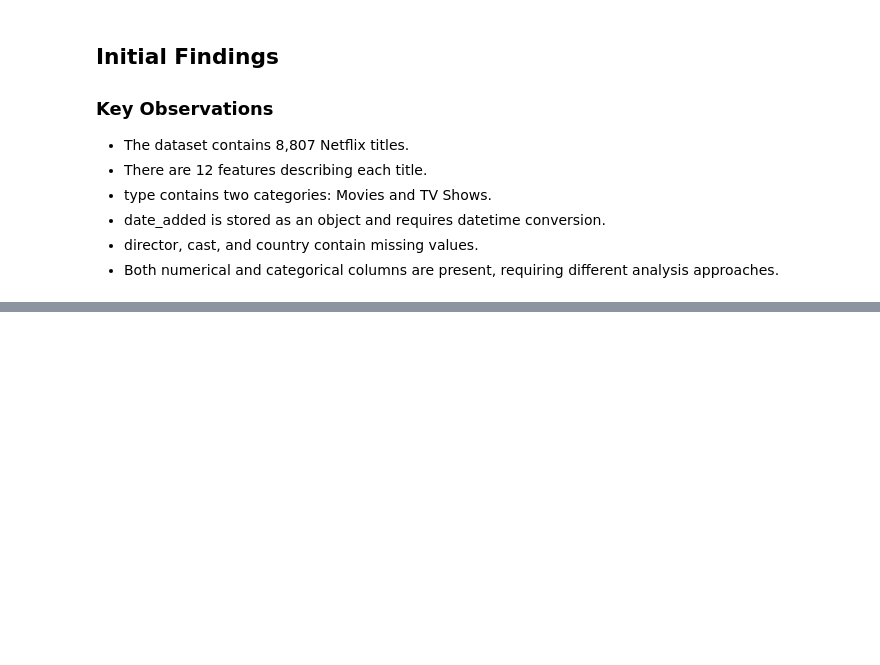
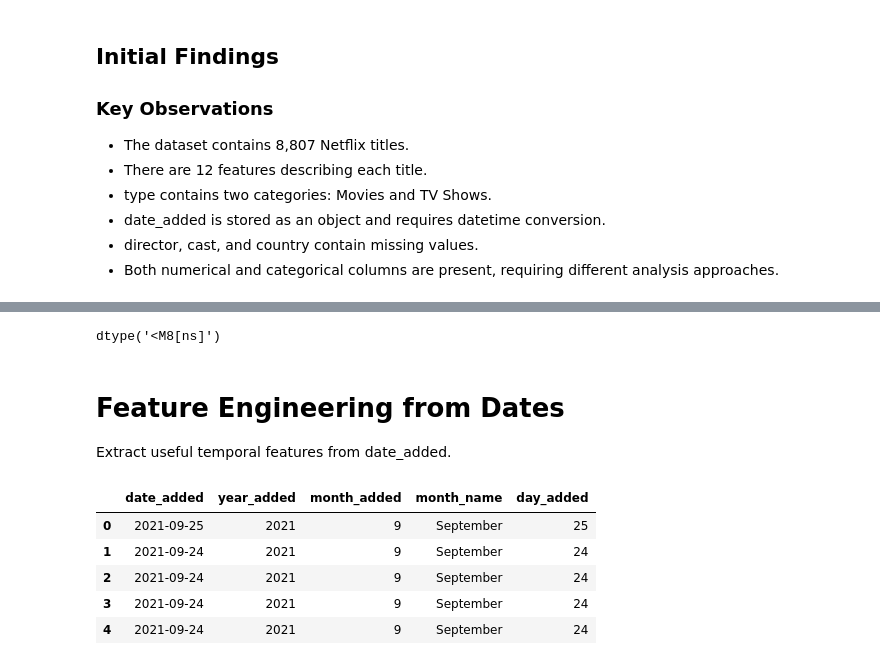
Before and after one commit to Altamash8055/Netflix-EDA-NumPy-Pandas, a Jupyter notebook: notebooks/Netflix_EDA_NumPy_Pandas.ipynb, the cells around one changed output, grey strips where cells are left out. Cells and saved outputs as stored; diff of their text form; code cells hidden in the pictures; blank space fills up the shorter version.

```diff
--- a/notebooks/Netflix_EDA_NumPy_Pandas.ipynb
+++ b/notebooks/Netflix_EDA_NumPy_Pandas.ipynb
@@ -263,0 +417,8 @@ summary
+# %%
+df["date_added"].dtype
+# %% [output]
+dtype('<M8[ns]')
+# %% [markdown]
+# Feature Engineering from Dates
+
+Extract useful temporal features from date_added.
@@ -263,0 +435,15 @@ summary
+# %%
+df[[
+    "date_added",
+    "year_added",
+    "month_added",
+    "month_name",
+    "day_added"
+]].head()
+# %% [output]
+|  | date_added | year_added | month_added | month_name | day_added |
+| 0 | 2021-09-25 | 2021 | 9 | September | 25 |
+| 1 | 2021-09-24 | 2021 | 9 | September | 24 |
+| 2 | 2021-09-24 | 2021 | 9 | September | 24 |
+| 3 | 2021-09-24 | 2021 | 9 | September | 24 |
+| 4 | 2021-09-24 | 2021 | 9 | September | 24 |
```
Also changed, not shown: parts of 33 cells of this notebook.
